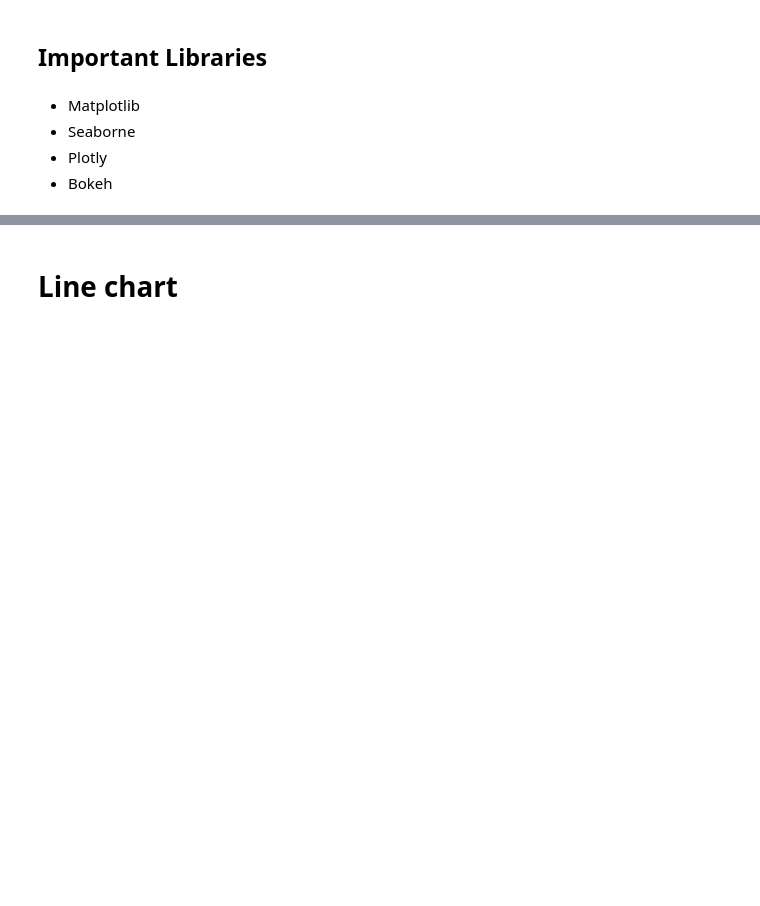
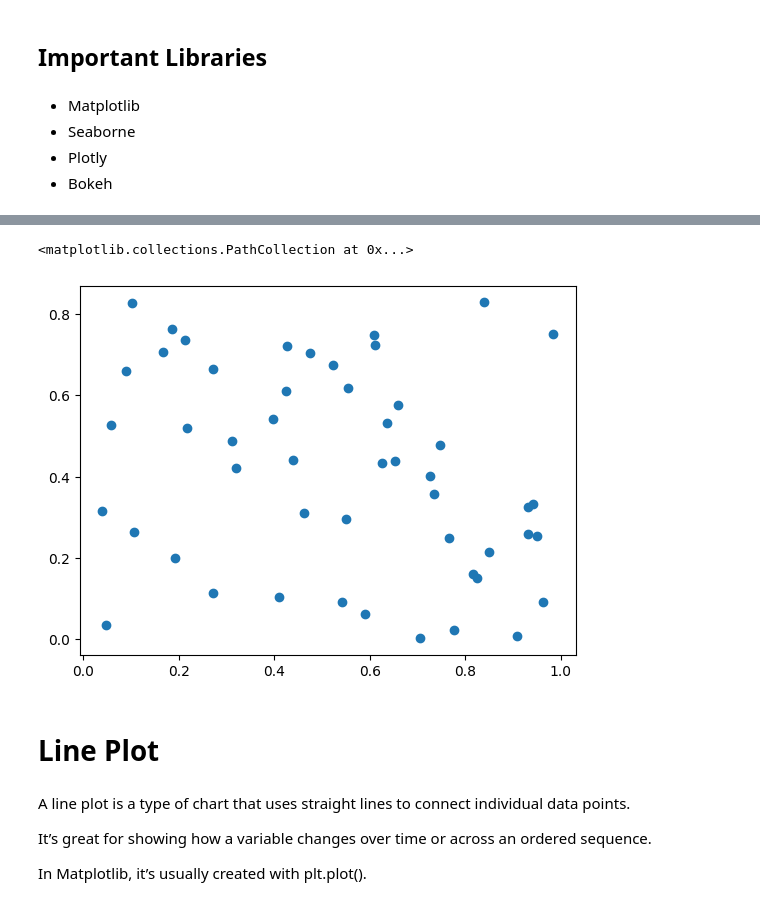
Before and after one commit to prA-G/DailyPythonNotes, a Jupyter notebook: 20_Matplotlib.ipynb, the cells around one changed output, grey strips where cells are left out. Drawn from its saved outputs; the diff is of its cells as text; code cells hidden in the pictures; blank space fills up the shorter version.

```diff
--- a/20_Matplotlib.ipynb
+++ b/20_Matplotlib.ipynb
@@ -34,0 +37,3 @@ warnings.filterwarnings('ignore')  # suppress all warnings
+# %%
+# generating random numbers in numpy
+x = np.random.rand(50)
@@ -34,0 +176,3 @@ warnings.filterwarnings('ignore')  # suppress all warnings
+# %%
+y = np.random.rand(50)
+y
@@ -35,2 +190,13 @@ warnings.filterwarnings('ignore')  # suppress all warnings
+# %%
+plt.scatter(x, y)
+# %% [output]
+<matplotlib.collections.PathCollection at 0x...>
+[figure, added]
 # %% [markdown]
-# Line chart
+# Line Plot
+# %% [markdown]
+A line plot is a type of chart that uses straight lines to connect individual data points.
+
+It’s great for showing how a variable changes over time or across an ordered sequence.
+
+In Matplotlib, it’s usually created with plt.plot().
```
Also changed, not shown: parts of 38 cells of this notebook.
